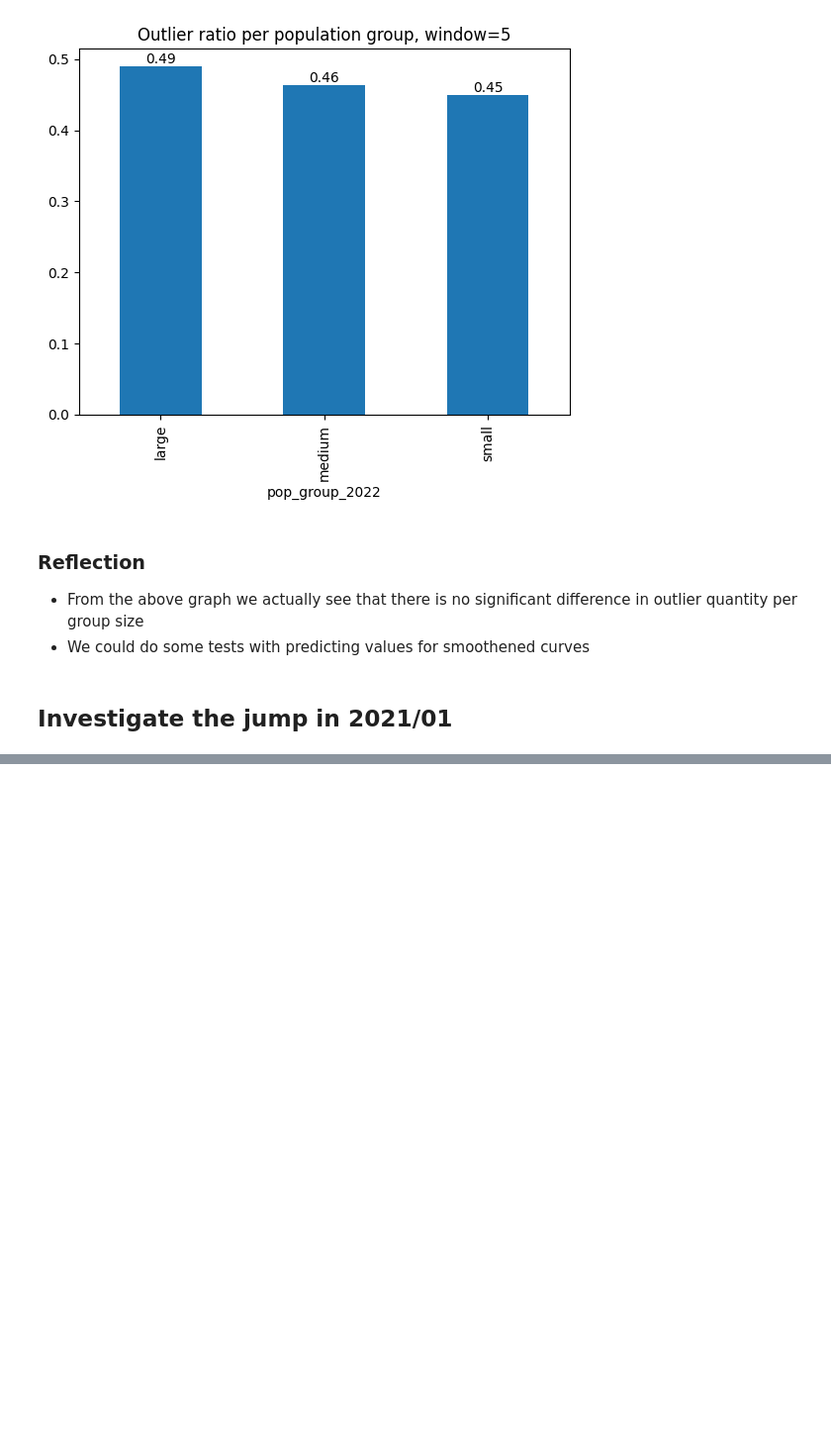
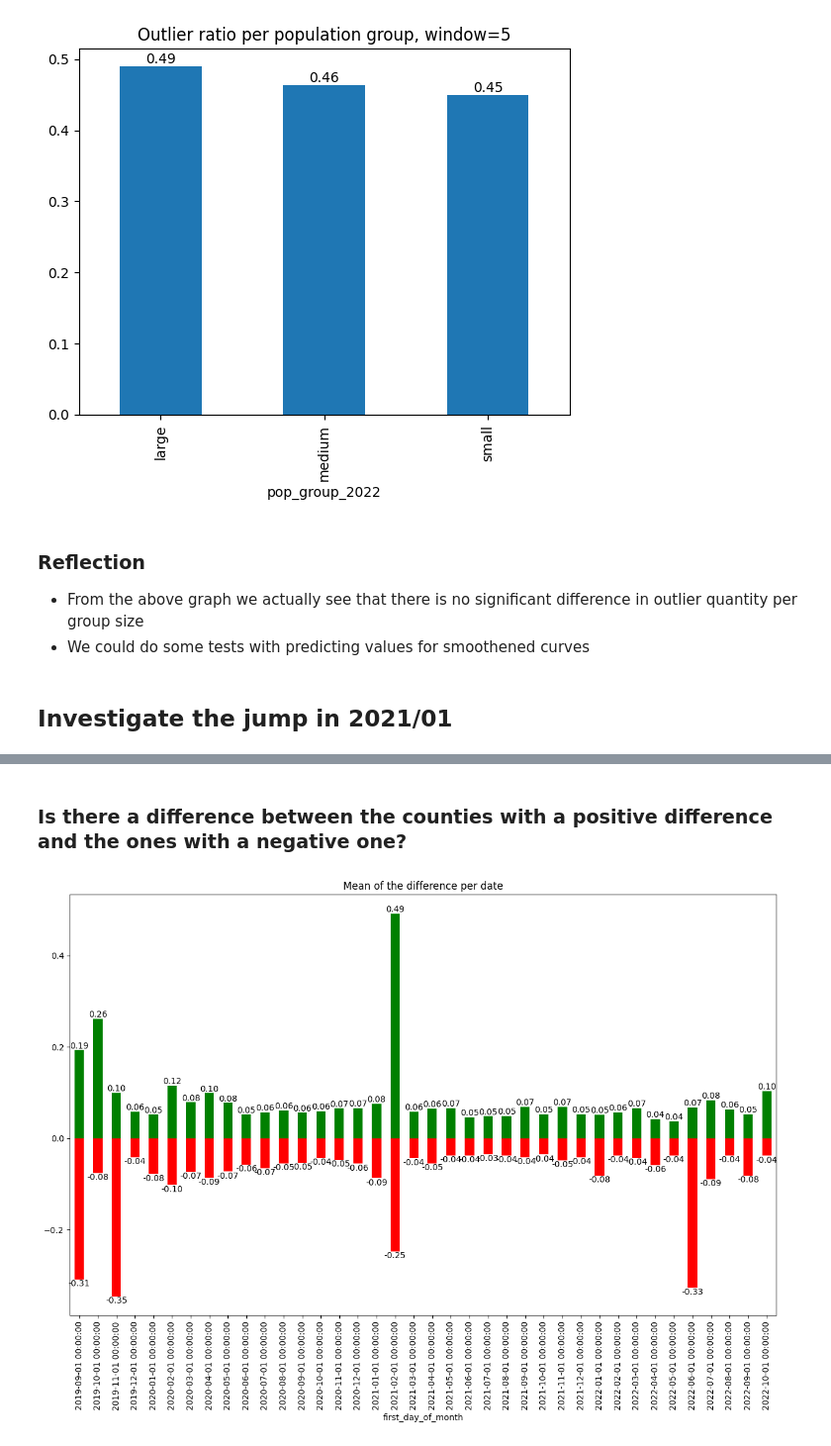
Before and after one commit to Jose-Sabater/kagglecomp-GoDaddy-timeseries, a Jupyter notebook: nb/01_02_feature_exploration_cont.ipynb, the cells around one changed output, grey strips where cells are left out. Shown at 99% size. Cells and saved outputs as stored; diff of their text form; code cells hidden in the pictures; blank space fills up the shorter version.

```diff
--- a/nb/01_02_feature_exploration_cont.ipynb
+++ b/nb/01_02_feature_exploration_cont.ipynb
@@ -356,0 +415,22 @@ for i in range(10):
+# %% [markdown]
+### Is there a difference between the counties with a positive difference and the ones with a negative one?
+# %%
+df_pos_diff = df[df["difference"] > 0]
+df_neg_diff = df[df["difference"] < 0]
+
+# Plot both of these in the se graph but with different colors
+df_pos_diff.groupby("first_day_of_month")["difference"].mean().plot(
+    kind="bar", figsize=(15, 9), color="green"
+)
+
+df_neg_diff.groupby("first_day_of_month")["difference"].mean().plot(
+    kind="bar", figsize=(15, 9), color="red"
+)
+plt.title(f"Mean of the difference per date")
+
+plt.bar_label(plt.gca().containers[0], fmt="%.2f")
+plt.bar_label(plt.gca().containers[1], fmt="%.2f")
+
+plt.show()
+# %% [output]
+[figure, added]
```
Also changed, not shown: parts of 17 cells of this notebook.
